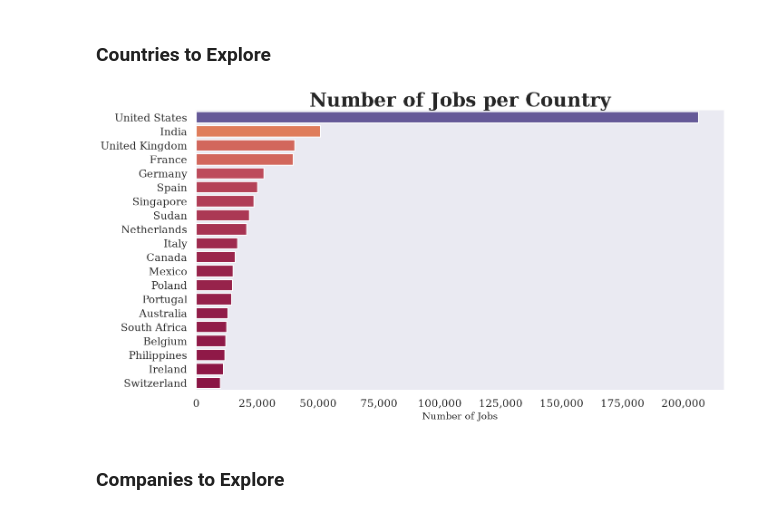
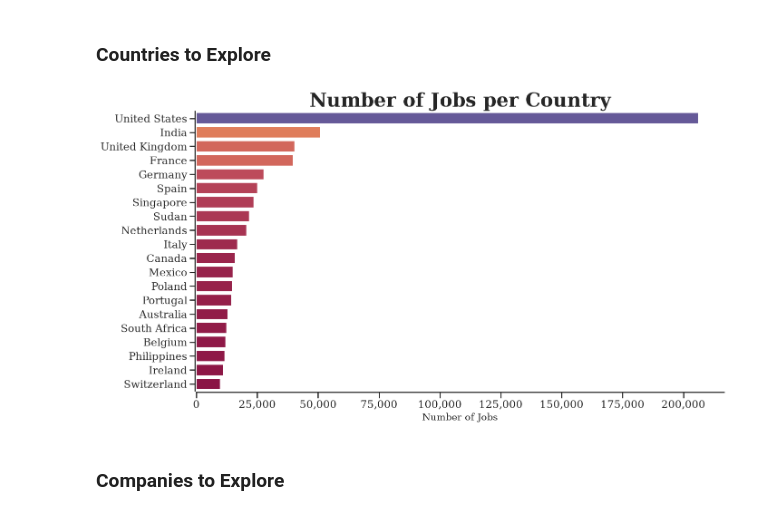
Before and after one commit to JohnnyQuant/Python_Data_Project, a Jupyter notebook: Project/1_EDA_Intro.ipynb, the cells around one changed output. Saved outputs shown, nothing was run; the diff lists cells and outputs as text; code cells hidden in the pictures.

```diff
--- a/Project/1_EDA_Intro.ipynb
+++ b/Project/1_EDA_Intro.ipynb
@@ -90,37 +90,37 @@ df_top20_countries = df['job_country'].value_counts().to_frame().head(20)
 fig, ax = plt.subplots(figsize = (15, 8))
 
 sns.set_theme(
-                style='dark'
+                style='ticks'
                 , palette = 'deep'
                 , context="talk"
                 , font = 'serif'
                 , font_scale = 1)
 
 sns.barplot(
             data = df_top20_countries
             , x = 'count'
             , y = 'job_country'
             , hue = 'count'
             , palette = 'Spectral'
             , legend = False)
 
 sns.despine(offset=2)
 
 plt.title(
             'Number of Jobs per Country'
             , fontdict={'fontsize': 30, 'fontweight': 'bold'})
 
 plt.xlabel(
             'Number of Jobs'
             , fontdict={'fontsize': 15})
 
 plt.ylabel('')
 
 plt.gca().xaxis.set_major_formatter(plt.FuncFormatter(lambda x, _: f'{int(x):,}'))
 
 plt.show()
 # %% [output]
-[figure, old version]
+[figure, new version]
 # %% [markdown]
 ### Companies to Explore
 # %%
```
